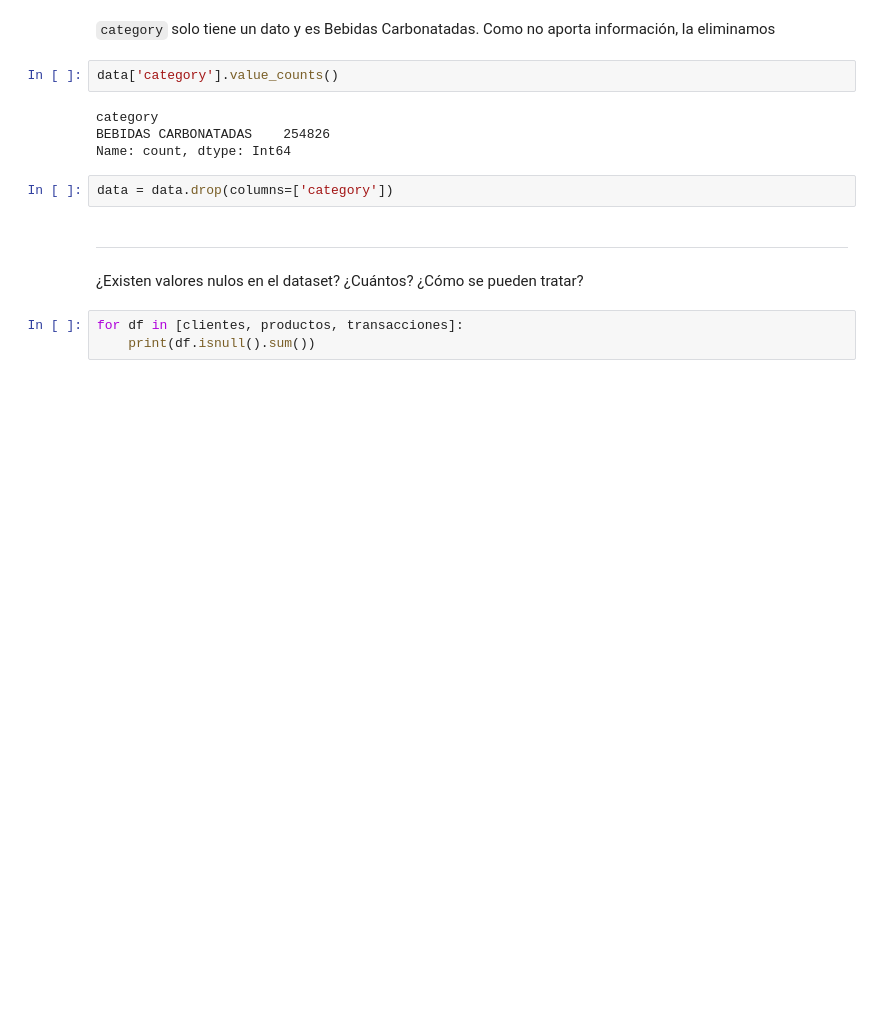
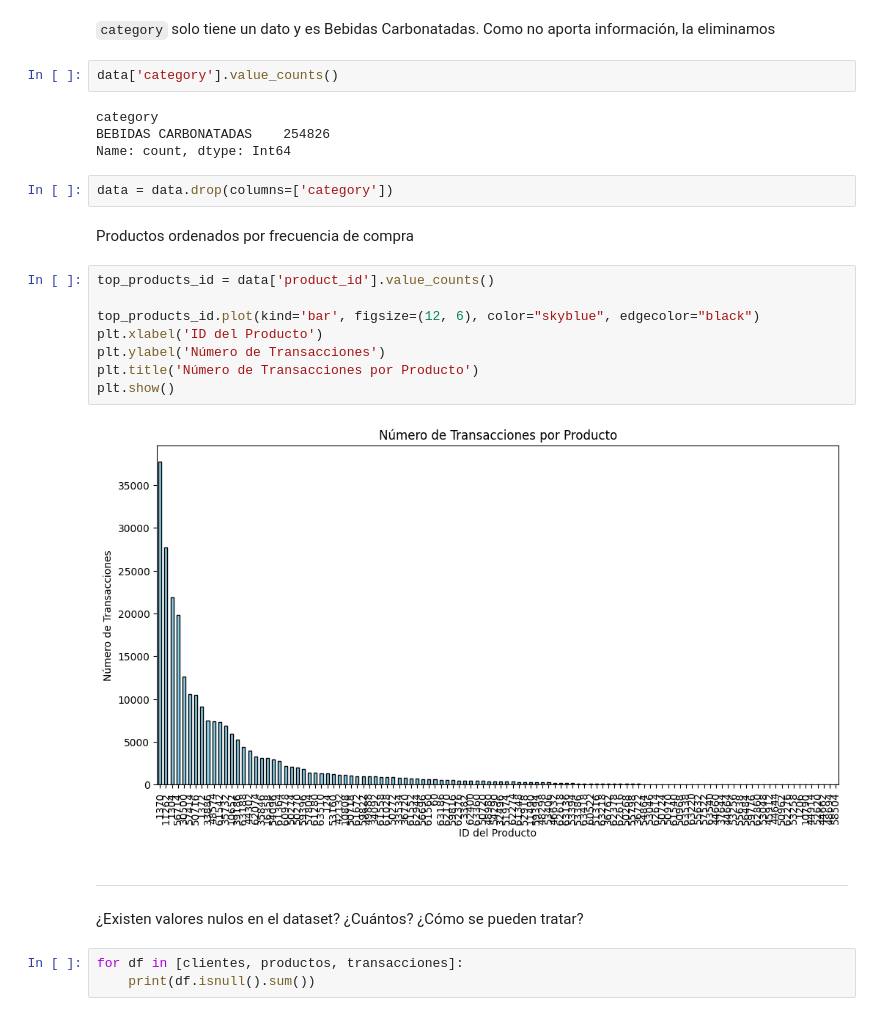
Before and after one commit to cristianjaram/MDS7202-labs, a Jupyter notebook: proyecto_lab/enunciado_entrega1.ipynb, the cells around one changed output. Cells and saved outputs as stored; diff of their text form; blank space fills up the shorter version.

Commit message:
data y feature engineering

```diff
--- a/proyecto_lab/enunciado_entrega1.ipynb
+++ b/proyecto_lab/enunciado_entrega1.ipynb
@@ -503,6 +503,18 @@ BEBIDAS CARBONATADAS    254826
 Name: count, dtype: Int64
 # %%
 data = data.drop(columns=['category'])
+# %% [markdown]
+Productos ordenados por frecuencia de compra
+# %%
+top_products_id = data['product_id'].value_counts()
+
+top_products_id.plot(kind='bar', figsize=(12, 6), color="skyblue", edgecolor="black")
+plt.xlabel('ID del Producto')
+plt.ylabel('Número de Transacciones')
+plt.title('Número de Transacciones por Producto')
+plt.show()
+# %% [output]
+[figure, added]
 # %% [markdown]
 ---
 # %% [markdown]
```
Also changed, not shown: parts of 34 cells of this notebook.
